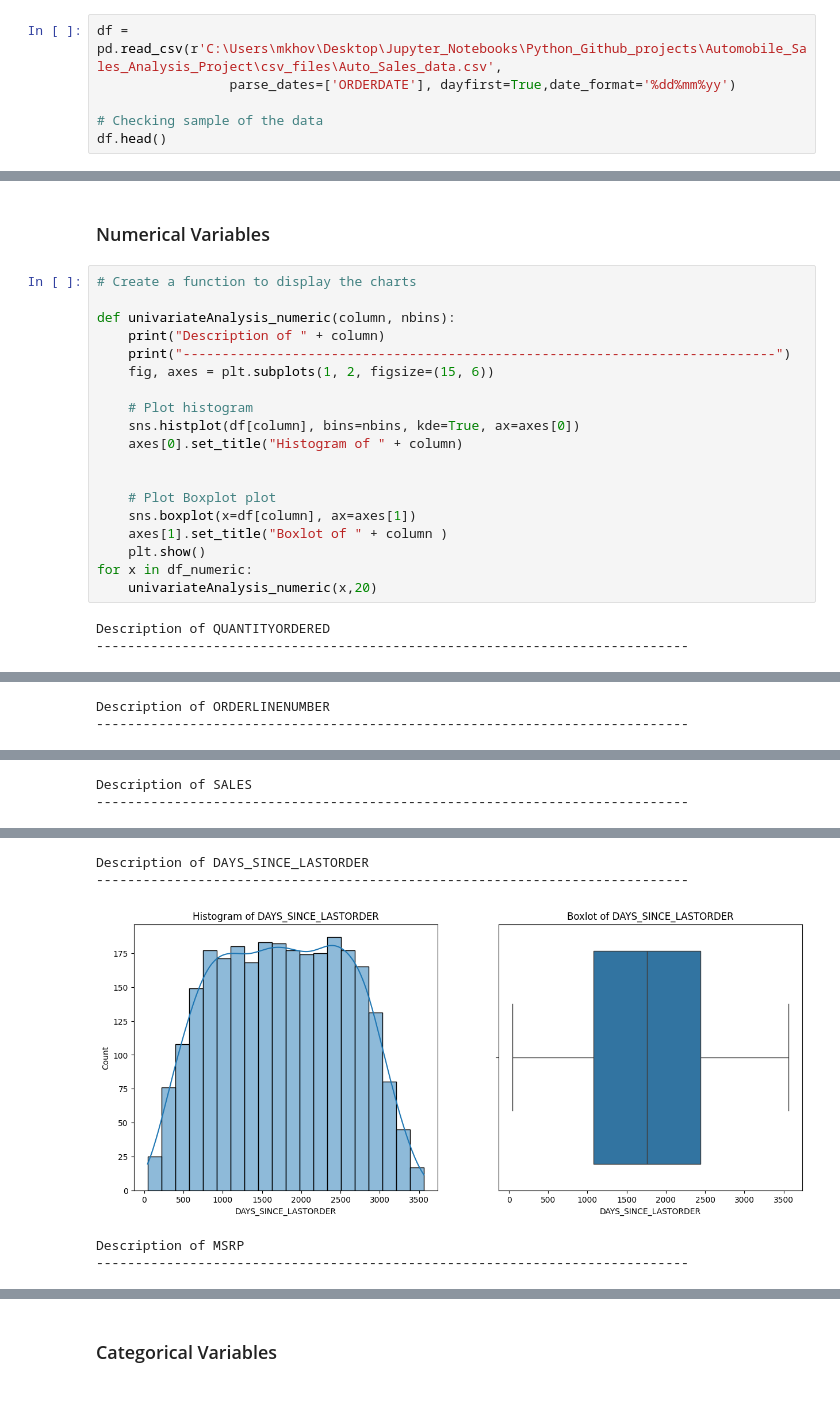
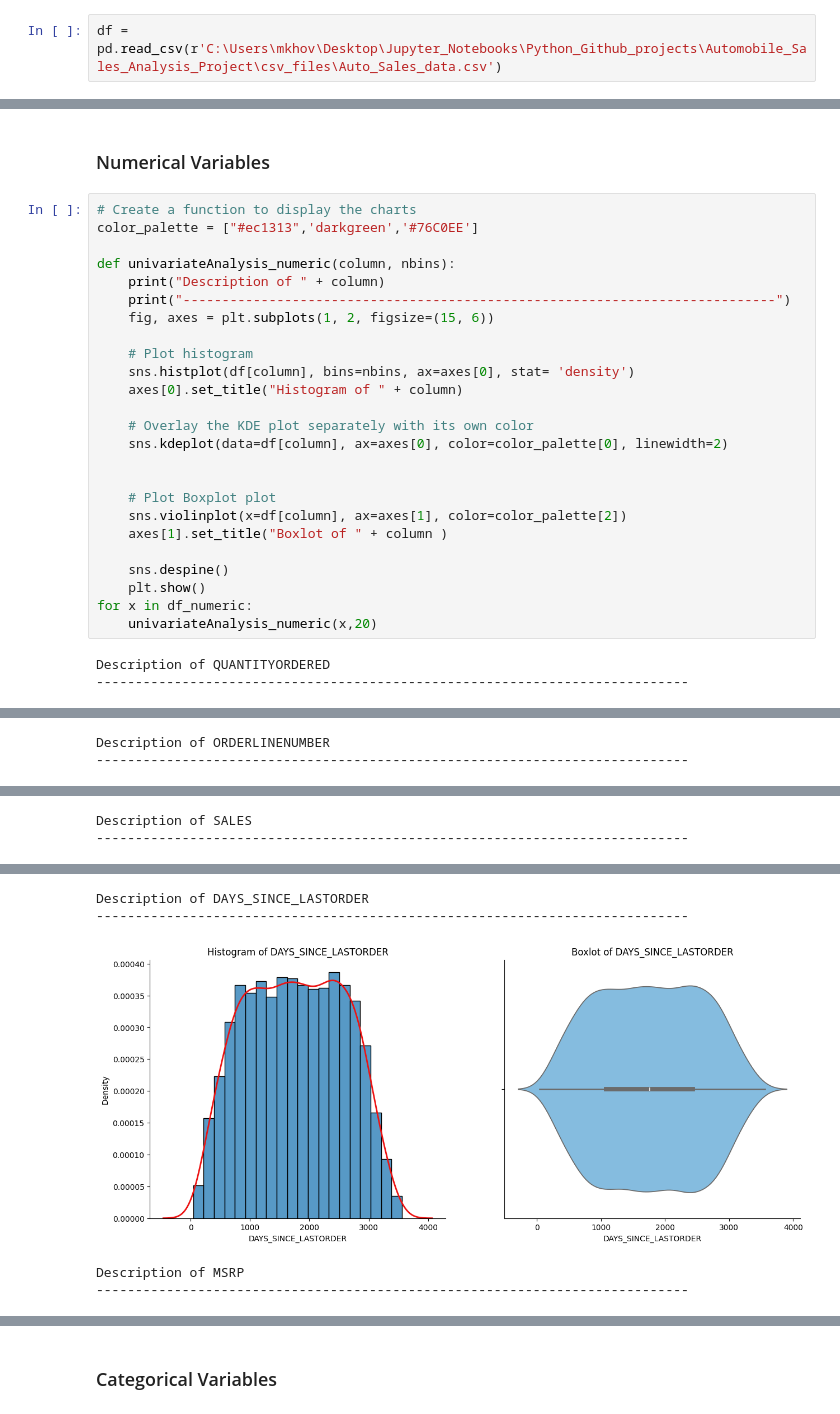
Before and after one commit to DataNerdss/Automobile_Sales_Analysis_Project, a Jupyter notebook: Notebook/car_sales_analysis.ipynb, the cells around one changed output, grey strips where cells are left out. Saved outputs shown, nothing was run; the diff lists cells and outputs as text.

```diff
--- a/Notebook/car_sales_analysis.ipynb
+++ b/Notebook/car_sales_analysis.ipynb
@@ -17,8 +18,4 @@ filterwarnings('ignore')
 # %% [markdown]
 ### Load the dataset and clean it
 # %%
-df = pd.read_csv(r'C:\Users\mkhov\Desktop\Jupyter_Notebooks\Python_Github_projects\Automobile_Sales_Analysis_Project\csv_files\Auto_Sales_data.csv',
-                 parse_dates=['ORDERDATE'], dayfirst=True,date_format='%dd%mm%yy')
-
-# Checking sample of the data
-df.head()
+df = pd.read_csv(r'C:\Users\mkhov\Desktop\Jupyter_Notebooks\Python_Github_projects\Automobile_Sales_Analysis_Project\csv_files\Auto_Sales_data.csv')
@@ -252,6 +242,7 @@ round(df_categorical.select_dtypes(include = ['object']).describe()).transpose()
 ### Numerical Variables
 # %%
 # Create a function to display the charts
+color_palette = ["#ec1313",'darkgreen','#76C0EE']
 
 def univariateAnalysis_numeric(column, nbins):
     print("Description of " + column)
@@ -259,13 +250,18 @@ def univariateAnalysis_numeric(column, nbins):
     fig, axes = plt.subplots(1, 2, figsize=(15, 6))
 
     # Plot histogram
-    sns.histplot(df[column], bins=nbins, kde=True, ax=axes[0])
+    sns.histplot(df[column], bins=nbins, ax=axes[0], stat= 'density')
     axes[0].set_title("Histogram of " + column)
+
+    # Overlay the KDE plot separately with its own color
+    sns.kdeplot(data=df[column], ax=axes[0], color=color_palette[0], linewidth=2)
 
 
     # Plot Boxplot plot
-    sns.boxplot(x=df[column], ax=axes[1])
+    sns.violinplot(x=df[column], ax=axes[1], color=color_palette[2])
     axes[1].set_title("Boxlot of " + column )
+
+    sns.despine()
     plt.show()
 for x in df_numeric:
     univariateAnalysis_numeric(x,20)
@@ -285,5 +281,5 @@ Description of SALES
 Description of DAYS_SINCE_LASTORDER
 ----------------------------------------------------------------------------
-[figure, old version]
+[figure, new version]
 Description of MSRP
 ----------------------------------------------------------------------------
```
Also changed, not shown: parts of 5 cells of this notebook, 1 other file.
